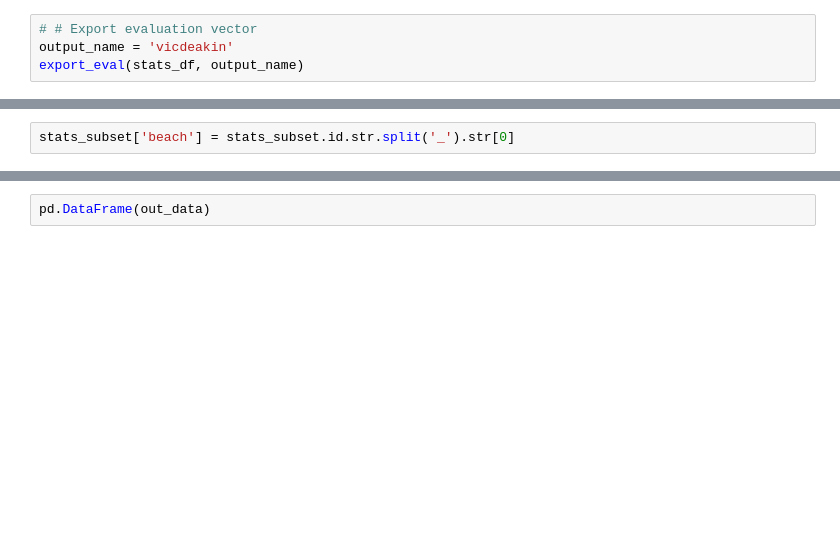
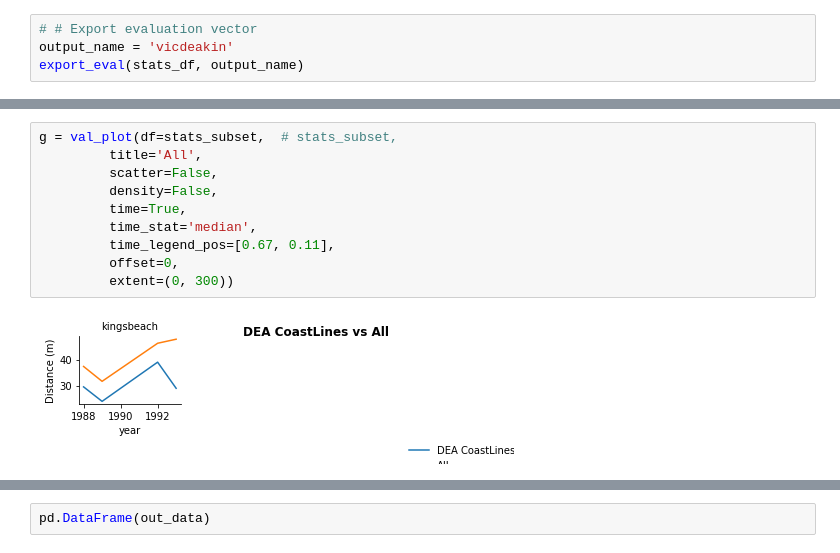
Before and after one commit to GeoscienceAustralia/dea-coastlines, a Jupyter notebook: validation/DEACoastlines_validation.ipynb, the cells around one changed output, grey strips where cells are left out. Drawn from its saved outputs; the diff is of its cells as text; blank space fills up the shorter version.

```diff
--- a/validation/DEACoastlines_validation.ipynb
+++ b/validation/DEACoastlines_validation.ipynb
@@ -646,5 +913,15 @@ for i, sub in stats_subset.groupby('smartline'):
-# %%
-stats_subset['beach'] = stats_subset.id.str.split('_').str[0]
+# %%
+g = val_plot(df=stats_subset,  # stats_subset,
+         title='All',
+         scatter=False,
+         density=False,
+         time=True,
+         time_stat='median',
+         time_legend_pos=[0.67, 0.11],
+         offset=0,
+         extent=(0, 300))
+# %% [output]
+[figure, added]
 # %%
 out_data = []
 
```
Also changed, not shown: parts of 54 cells of this notebook, 5 other files.
